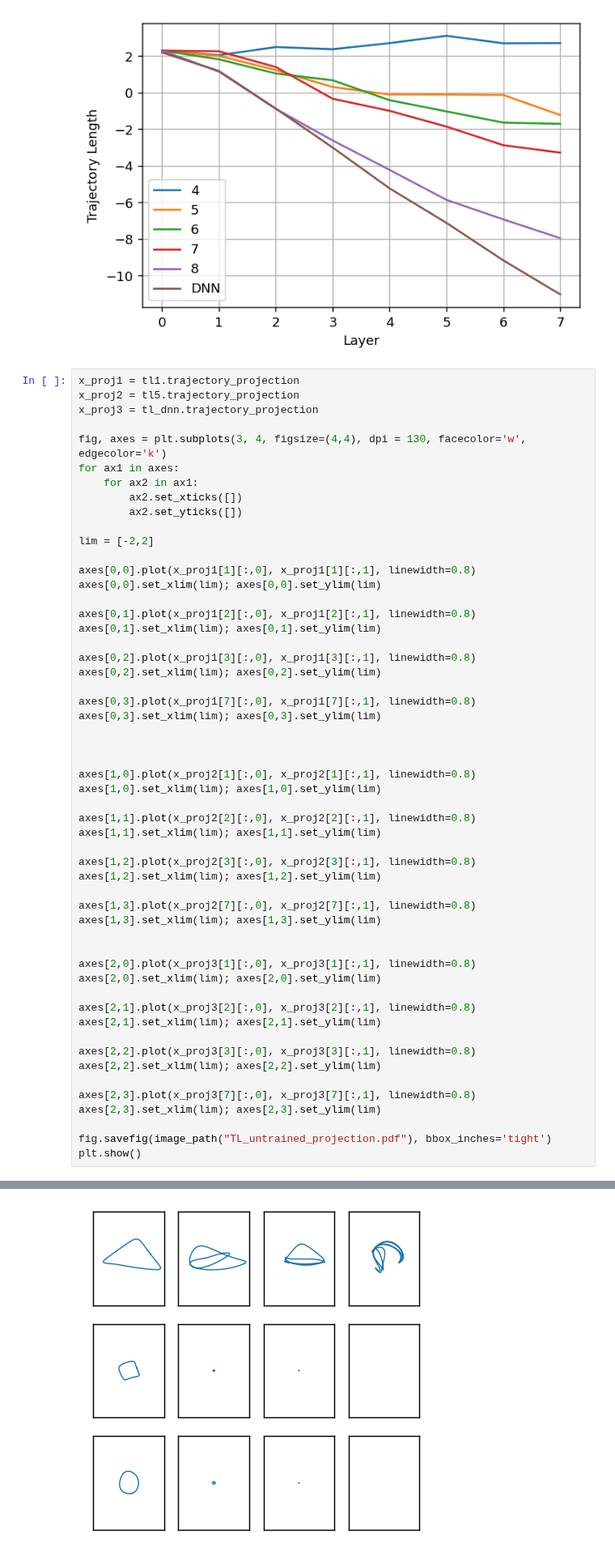
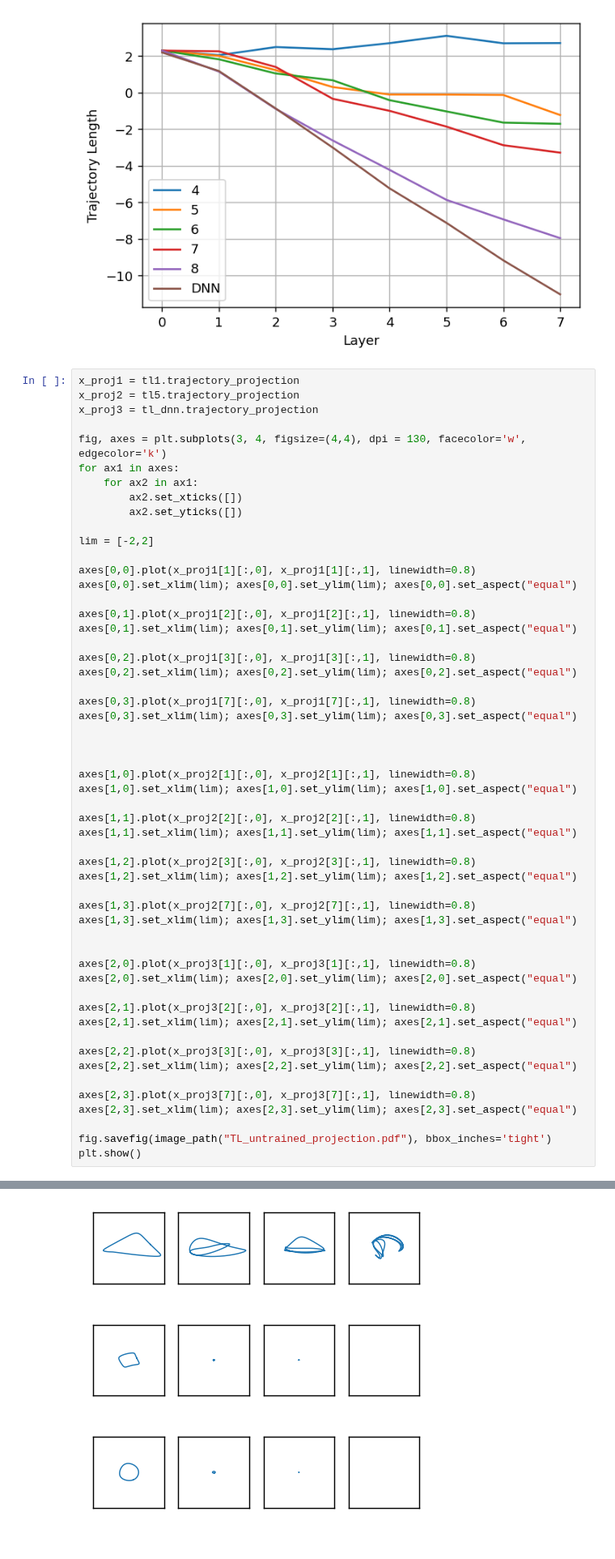
Before and after one commit to KristianWold/Master-Thesis, a Jupyter notebook: notebooks/analysis/Expressivity and Stability.ipynb, the cells around one changed output, grey strips where cells are left out. Shown at 81% size. Saved outputs shown, nothing was run; the diff lists cells and outputs as text.

Commit message:
Add TL figures

```diff
--- a/notebooks/analysis/Expressivity and Stability.ipynb
+++ b/notebooks/analysis/Expressivity and Stability.ipynb
@@ -60,43 +60,43 @@ for ax1 in axes:
 lim = [-2,2]
 
 axes[0,0].plot(x_proj1[1][:,0], x_proj1[1][:,1], linewidth=0.8)
-axes[0,0].set_xlim(lim); axes[0,0].set_ylim(lim)
+axes[0,0].set_xlim(lim); axes[0,0].set_ylim(lim); axes[0,0].set_aspect("equal")
 
 axes[0,1].plot(x_proj1[2][:,0], x_proj1[2][:,1], linewidth=0.8)
-axes[0,1].set_xlim(lim); axes[0,1].set_ylim(lim)
+axes[0,1].set_xlim(lim); axes[0,1].set_ylim(lim); axes[0,1].set_aspect("equal")
 
 axes[0,2].plot(x_proj1[3][:,0], x_proj1[3][:,1], linewidth=0.8)
-axes[0,2].set_xlim(lim); axes[0,2].set_ylim(lim)
+axes[0,2].set_xlim(lim); axes[0,2].set_ylim(lim); axes[0,2].set_aspect("equal")
 
 axes[0,3].plot(x_proj1[7][:,0], x_proj1[7][:,1], linewidth=0.8)
-axes[0,3].set_xlim(lim); axes[0,3].set_ylim(lim)
+axes[0,3].set_xlim(lim); axes[0,3].set_ylim(lim); axes[0,3].set_aspect("equal")
 
 
 
 axes[1,0].plot(x_proj2[1][:,0], x_proj2[1][:,1], linewidth=0.8)
-axes[1,0].set_xlim(lim); axes[1,0].set_ylim(lim)
+axes[1,0].set_xlim(lim); axes[1,0].set_ylim(lim); axes[1,0].set_aspect("equal")
 
 axes[1,1].plot(x_proj2[2][:,0], x_proj2[2][:,1], linewidth=0.8)
-axes[1,1].set_xlim(lim); axes[1,1].set_ylim(lim)
+axes[1,1].set_xlim(lim); axes[1,1].set_ylim(lim); axes[1,1].set_aspect("equal")
 
 axes[1,2].plot(x_proj2[3][:,0], x_proj2[3][:,1], linewidth=0.8)
-axes[1,2].set_xlim(lim); axes[1,2].set_ylim(lim)
+axes[1,2].set_xlim(lim); axes[1,2].set_ylim(lim); axes[1,2].set_aspect("equal")
 
 axes[1,3].plot(x_proj2[7][:,0], x_proj2[7][:,1], linewidth=0.8)
-axes[1,3].set_xlim(lim); axes[1,3].set_ylim(lim)
+axes[1,3].set_xlim(lim); axes[1,3].set_ylim(lim); axes[1,3].set_aspect("equal")
 
 
 axes[2,0].plot(x_proj3[1][:,0], x_proj3[1][:,1], linewidth=0.8)
-axes[2,0].set_xlim(lim); axes[2,0].set_ylim(lim)
+axes[2,0].set_xlim(lim); axes[2,0].set_ylim(lim); axes[2,0].set_aspect("equal")
 
 axes[2,1].plot(x_proj3[2][:,0], x_proj3[2][:,1], linewidth=0.8)
-axes[2,1].set_xlim(lim); axes[2,1].set_ylim(lim)
+axes[2,1].set_xlim(lim); axes[2,1].set_ylim(lim); axes[2,1].set_aspect("equal")
 
 axes[2,2].plot(x_proj3[3][:,0], x_proj3[3][:,1], linewidth=0.8)
-axes[2,2].set_xlim(lim); axes[2,2].set_ylim(lim)
+axes[2,2].set_xlim(lim); axes[2,2].set_ylim(lim); axes[2,2].set_aspect("equal")
 
 axes[2,3].plot(x_proj3[7][:,0], x_proj3[7][:,1], linewidth=0.8)
-axes[2,3].set_xlim(lim); axes[2,3].set_ylim(lim)
+axes[2,3].set_xlim(lim); axes[2,3].set_ylim(lim); axes[2,3].set_aspect("equal")
 
 fig.savefig(image_path("TL_untrained_projection.pdf"), bbox_inches='tight')
 plt.show()
@@ -105,4 +104,4 @@ plt.show()
-[figure, old version]
+[figure, new version]
 # %% [markdown]
 ## Trained
 # %%
```
Also changed, not shown: parts of 1 cell of this notebook, 1 other file.
